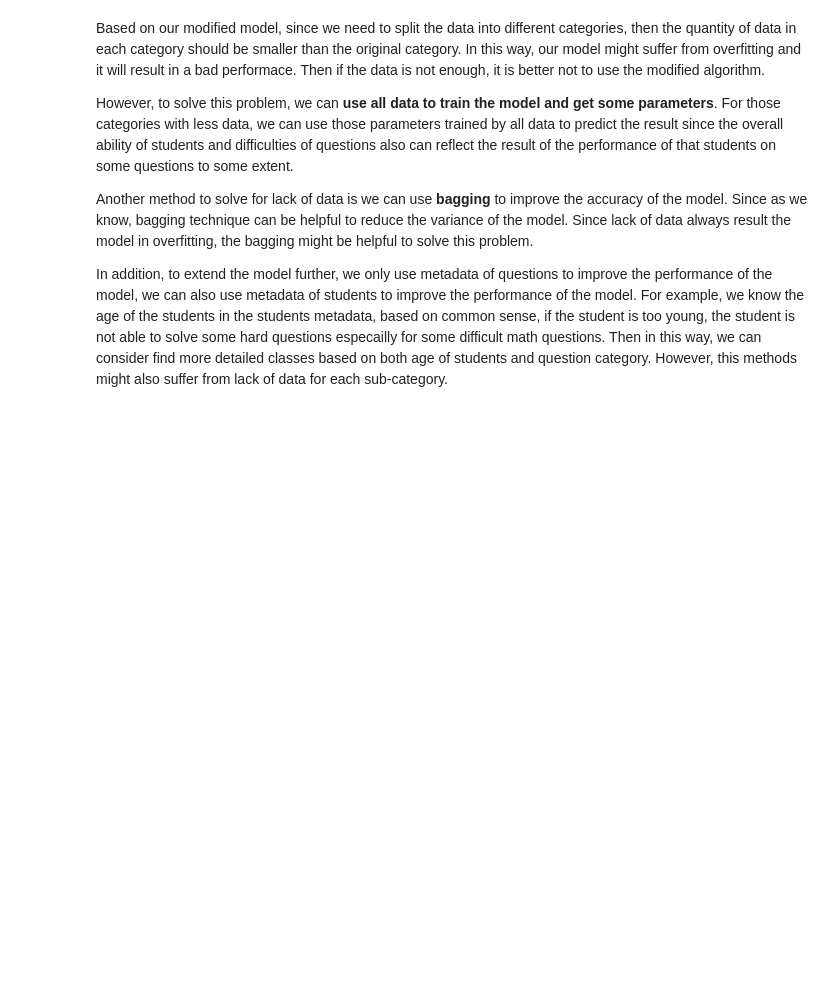
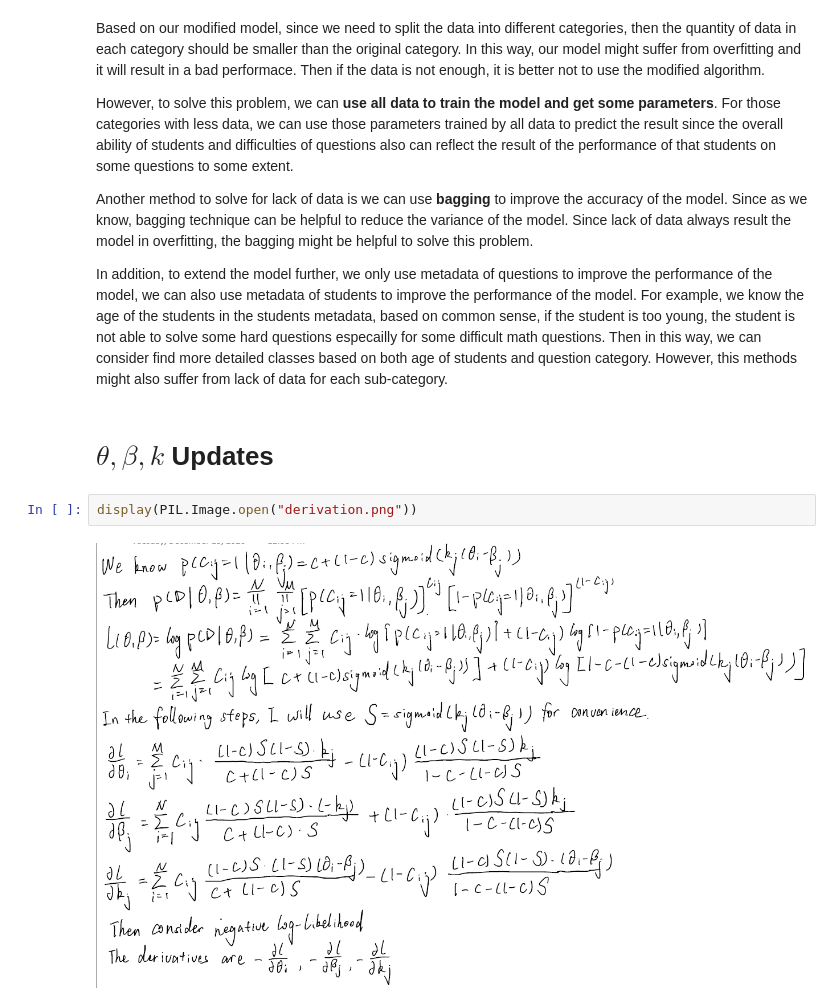
Before and after one commit to wsxwsx543/CSC311-Project, a Jupyter notebook: final_project/starter_code/part_b/partb_report.ipynb, the cells around one changed output. Saved outputs shown, nothing was run; the diff lists cells and outputs as text; blank space fills up the shorter version.

```diff
--- a/final_project/starter_code/part_b/partb_report.ipynb
+++ b/final_project/starter_code/part_b/partb_report.ipynb
@@ -84,3 +84,9 @@ However, to solve this problem, we can **use all data to train the model and get
 Another method to solve for lack of data is we can use **bagging** to improve the accuracy of the model. Since as we know, bagging technique can be helpful to reduce the variance of the model. Since lack of data always result the model in overfitting, the bagging might be helpful to solve this problem.
 
 In addition, to extend the model further, we only use metadata of questions to improve the performance of the model, we can also use metadata of students to improve the performance of the model. For example, we know the age of the students in the students metadata, based on common sense, if the student is too young, the student is not able to solve some hard questions especailly for some difficult math questions. Then in this way, we can consider find more detailed classes based on both age of students and question category. However, this methods might also suffer from lack of data for each sub-category.
+# %% [markdown]
+# $\theta, \beta, k$ Updates
+# %%
+display(PIL.Image.open("derivation.png"))
+# %% [output]
+[figure, added]
```
Also changed, not shown: parts of 1 cell of this notebook, 1 other file.
